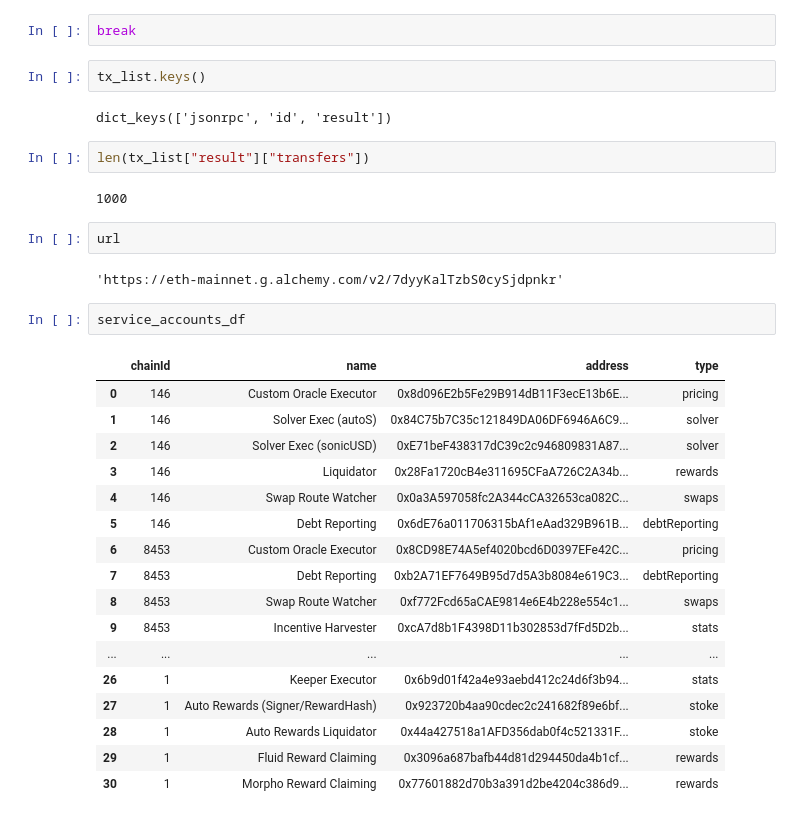
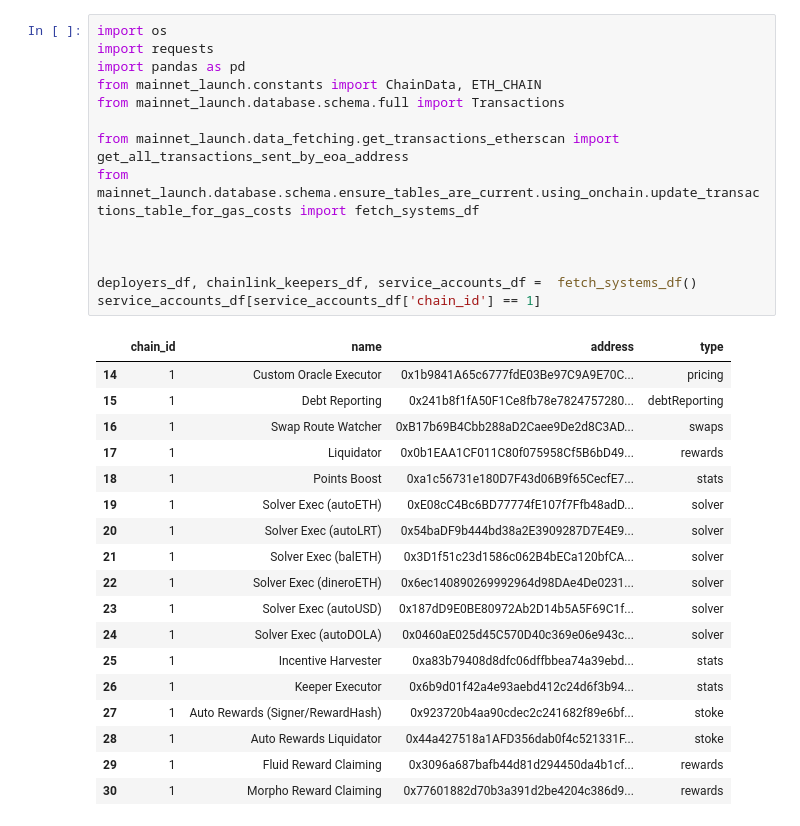
Before and after one commit to Tokemak/v2-rebalance-dashboard, a Jupyter notebook: mainnet_launch/database/schema/ensure_tables_are_current/using_onchain/working_gas_costs_notebook.ipynb, the cells around one changed output. Cells and saved outputs as stored; diff of their text form.

```diff
--- a/mainnet_launch/database/schema/ensure_tables_are_current/using_onchain/working_gas_costs_notebook.ipynb
+++ b/mainnet_launch/database/schema/ensure_tables_are_current/using_onchain/working_gas_costs_notebook.ipynb
@@ -312,34 +1,33 @@ dict_keys(['transfers', 'pageKey'])
-# %%
-break
-# %%
-tx_list.keys()
-# %% [output]
-dict_keys(['jsonrpc', 'id', 'result'])
-# %%
-len(tx_list["result"]["transfers"])
-# %% [output]
-1000
-# %%
-url
-# %% [output]
-'https://eth-mainnet.g.alchemy.com/v2/7dyyKalTzbS0cySjdpnkr'
-# %%
-service_accounts_df
-# %% [output]
-|  | chainId | name | address | type |
-| 0 | 146 | Custom Oracle Executor | 0x8d096E2b5Fe29B914dB11F3ecE13b6E... | pricing |
-| 1 | 146 | Solver Exec (autoS) | 0x84C75b7C35c121849DA06DF6946A6C9... | solver |
-| 2 | 146 | Solver Exec (sonicUSD) | 0xE71beF438317dC39c2c946809831A87... | solver |
-| 3 | 146 | Liquidator | 0x28Fa1720cB4e311695CFaA726C2A34b... | rewards |
-| 4 | 146 | Swap Route Watcher | 0x0a3A597058fc2A344cCA32653ca082C... | swaps |
-| 5 | 146 | Debt Reporting | 0x6dE76a011706315bAf1eAad329B961B... | debtReporting |
-| 6 | 8453 | Custom Oracle Executor | 0x8CD98E74A5ef4020bcd6D0397EFe42C... | pricing |
-| 7 | 8453 | Debt Reporting | 0xb2A71EF7649B95d7d5A3b8084e619C3... | debtReporting |
-| 8 | 8453 | Swap Route Watcher | 0xf772Fcd65aCAE9814e6E4b228e554c1... | swaps |
-| 9 | 8453 | Incentive Harvester | 0xcA7d8b1F4398D11b302853d7fFd5D2b... | stats |
-| ... | ... | ... | ... | ... |
-| 26 | 1 | Keeper Executor | 0x6b9d01f42a4e93aebd412c24d6f3b94... | stats |
-| 27 | 1 | Auto Rewards (Signer/RewardHash) | 0x923720b4aa90cdec2c241682f89e6bf... | stoke |
-| 28 | 1 | Auto Rewards Liquidator | 0x44a427518a1AFD356dab0f4c521331F... | stoke |
-| 29 | 1 | Fluid Reward Claiming | 0x3096a687bafb44d81d294450da4b1cf... | rewards |
-| 30 | 1 | Morpho Reward Claiming | 0x77601882d70b3a391d2be4204c386d9... | rewards |
+# %%
+import os
+import requests
+import pandas as pd
+from mainnet_launch.constants import ChainData, ETH_CHAIN
+from mainnet_launch.database.schema.full import Transactions
+
+from mainnet_launch.data_fetching.get_transactions_etherscan import get_all_transactions_sent_by_eoa_address
+from mainnet_launch.database.schema.ensure_tables_are_current.using_onchain.update_transactions_table_for_gas_costs import fetch_systems_df
+
+
+
+deployers_df, chainlink_keepers_df, service_accounts_df =  fetch_systems_df()
+service_accounts_df[service_accounts_df['chain_id'] == 1]
+# %% [output]
+|  | chain_id | name | address | type |
+| 14 | 1 | Custom Oracle Executor | 0x1b9841A65c6777fdE03Be97C9A9E70C... | pricing |
+| 15 | 1 | Debt Reporting | 0x241b8f1fA50F1Ce8fb78e7824757280... | debtReporting |
+| 16 | 1 | Swap Route Watcher | 0xB17b69B4Cbb288aD2Caee9De2d8C3AD... | swaps |
+| 17 | 1 | Liquidator | 0x0b1EAA1CF011C80f075958Cf5B6bD49... | rewards |
+| 18 | 1 | Points Boost | 0xa1c56731e180D7F43d06B9f65CecfE7... | stats |
+| 19 | 1 | Solver Exec (autoETH) | 0xE08cC4Bc6BD77774fE107f7Ffb48adD... | solver |
+| 20 | 1 | Solver Exec (autoLRT) | 0x54baDF9b444bd38a2E3909287D7E4E9... | solver |
+| 21 | 1 | Solver Exec (balETH) | 0x3D1f51c23d1586c062B4bECa120bfCA... | solver |
+| 22 | 1 | Solver Exec (dineroETH) | 0x6ec140890269992964d98DAe4De0231... | solver |
+| 23 | 1 | Solver Exec (autoUSD) | 0x187dD9E0BE80972Ab2D14b5A5F69C1f... | solver |
+| 24 | 1 | Solver Exec (autoDOLA) | 0x0460aE025d45C570D40c369e06e943c... | solver |
+| 25 | 1 | Incentive Harvester | 0xa83b79408d8dfc06dffbbea74a39ebd... | stats |
+| 26 | 1 | Keeper Executor | 0x6b9d01f42a4e93aebd412c24d6f3b94... | stats |
+| 27 | 1 | Auto Rewards (Signer/RewardHash) | 0x923720b4aa90cdec2c241682f89e6bf... | stoke |
+| 28 | 1 | Auto Rewards Liquidator | 0x44a427518a1AFD356dab0f4c521331F... | stoke |
+| 29 | 1 | Fluid Reward Claiming | 0x3096a687bafb44d81d294450da4b1cf... | rewards |
+| 30 | 1 | Morpho Reward Claiming | 0x77601882d70b3a391d2be4204c386d9... | rewards |
```
Also changed, not shown: parts of 17 cells of this notebook, 6 other files.
